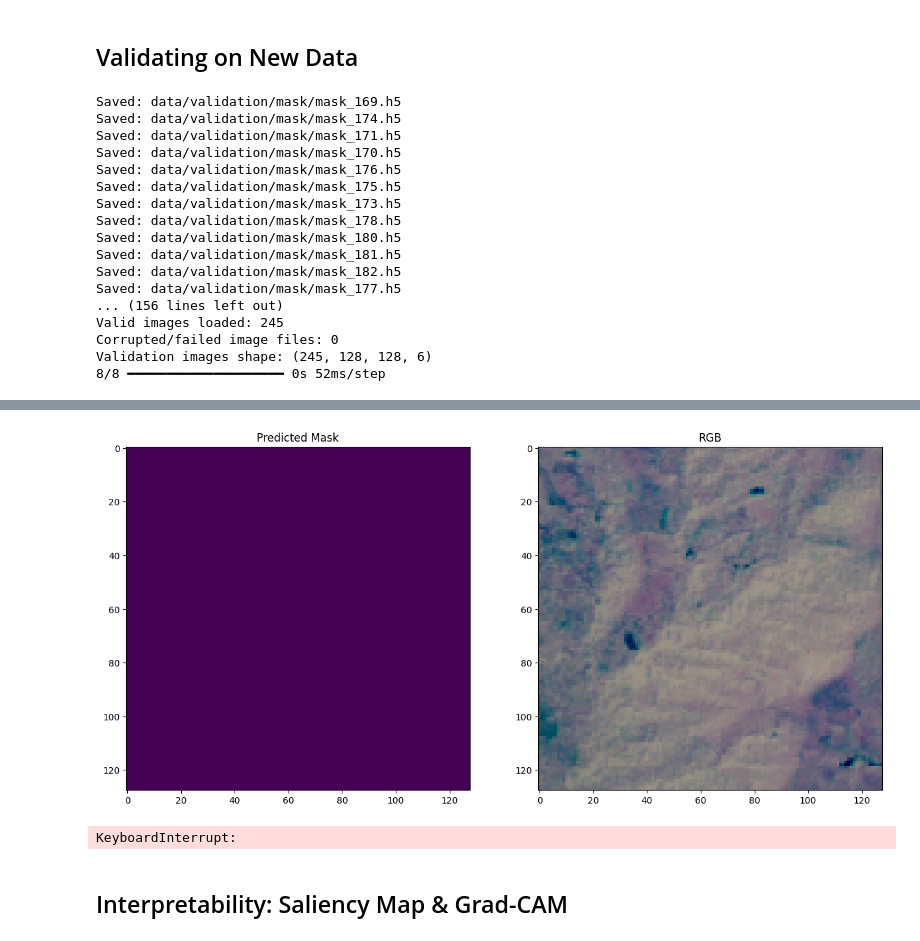
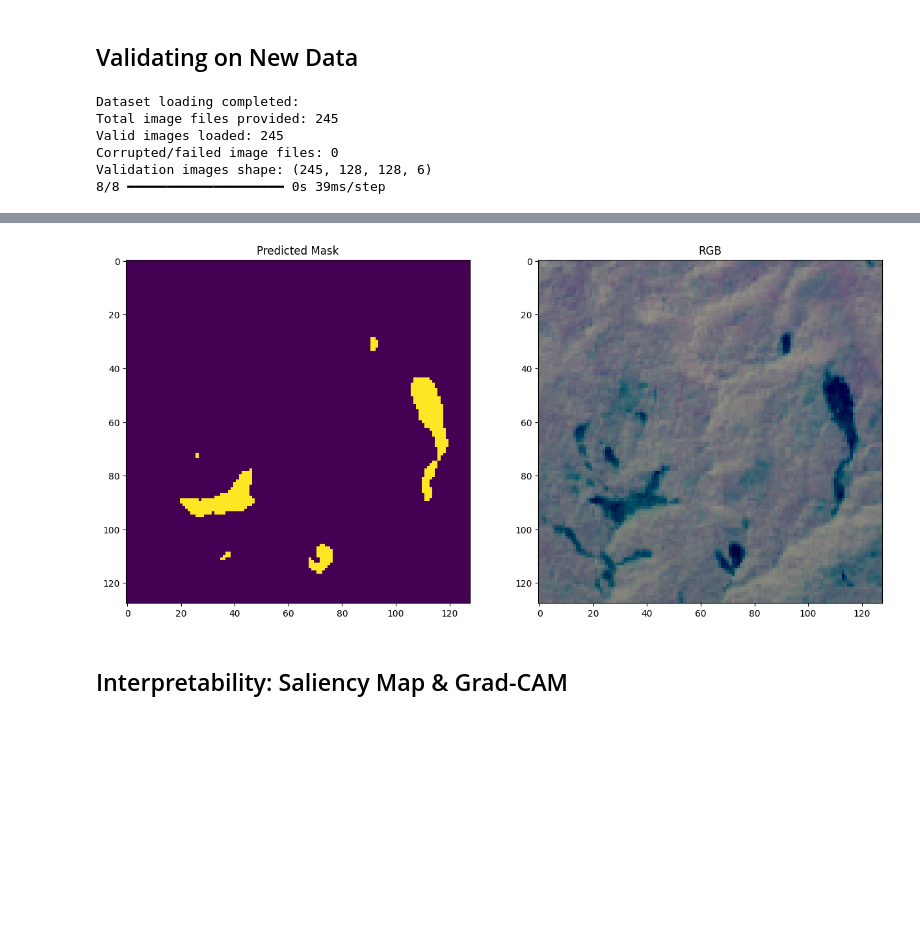
Before and after one commit to NanaKwakuOsei-Opoku/Interpretable-Landslide-Detection-System, a Jupyter notebook: Landslide4Sense_solution.ipynb, the cells around one changed output, grey strips where cells are left out. Cells and saved outputs as stored; diff of their text form; code cells hidden in the pictures; blank space fills up the shorter version.

```diff
--- a/Landslide4Sense_solution.ipynb
+++ b/Landslide4Sense_solution.ipynb
@@ -433,7 +433,7 @@ print("Validation images shape:", VAL_XX.shape)
 val_preds = model.predict(VAL_XX)
 val_preds = (val_preds > threshold).astype(np.uint8)
 
-img_val_idx = 45
+img_val_idx = 1
 fig, (axv1, axv2) = plt.subplots(1, 2, figsize=(15, 10))
 axv1.imshow(val_preds[img_val_idx, :, :, 0])
 axv1.set_title("Predicted Mask")
@@ -450,20 +450,9 @@ for i, img_path in enumerate(img_val_paths):
         pred_mask = val_preds[i, :, :, 0]
         h5f.create_dataset('mask', data=pred_mask)
 # %% [output]
-Saved: data/validation/mask/mask_169.h5
-Saved: data/validation/mask/mask_174.h5
-Saved: data/validation/mask/mask_171.h5
-Saved: data/validation/mask/mask_170.h5
-Saved: data/validation/mask/mask_176.h5
-Saved: data/validation/mask/mask_175.h5
-Saved: data/validation/mask/mask_173.h5
-Saved: data/validation/mask/mask_178.h5
-Saved: data/validation/mask/mask_180.h5
-Saved: data/validation/mask/mask_181.h5
-Saved: data/validation/mask/mask_182.h5
-Saved: data/validation/mask/mask_177.h5
-... (156 lines left out)
+Dataset loading completed:
+Total image files provided: 245
 Valid images loaded: 245
 Corrupted/failed image files: 0
 Validation images shape: (245, 128, 128, 6)
-8/8 ━━━━━━━━━━━━━━━━━━━━ 0s 52ms/step
+8/8 ━━━━━━━━━━━━━━━━━━━━ 0s 39ms/step
@@ -471,5 +460,4 @@ WARNING:matplotlib.image:Clipping input data to the valid range for imshow with
-[figure, old version]
+[figure, new version]
-KeyboardInterrupt:
 # %% [markdown]
 ## Interpretability: Saliency Map & Grad-CAM
 # %%
```
Also changed, not shown: parts of 4 cells of this notebook.
